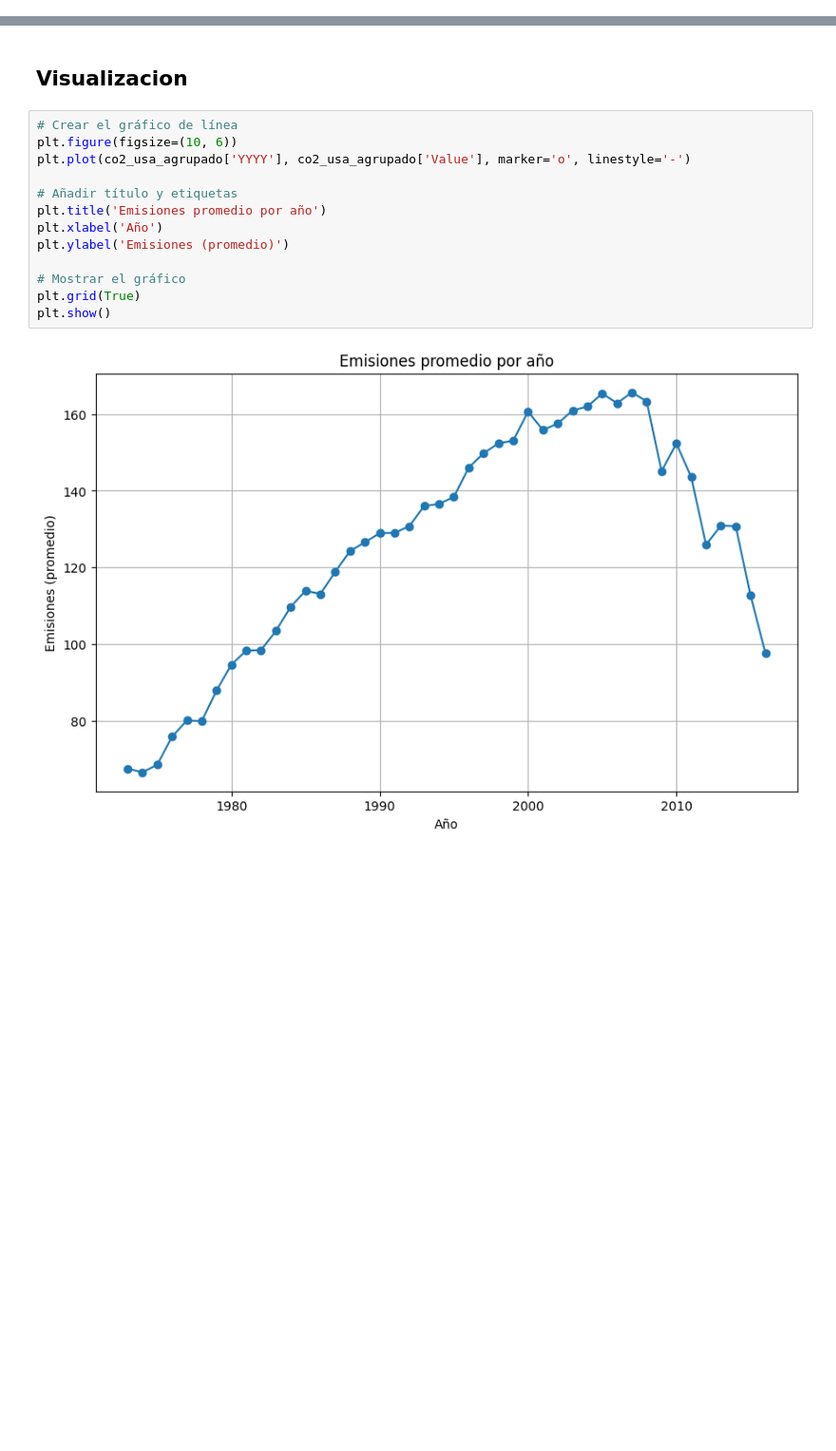
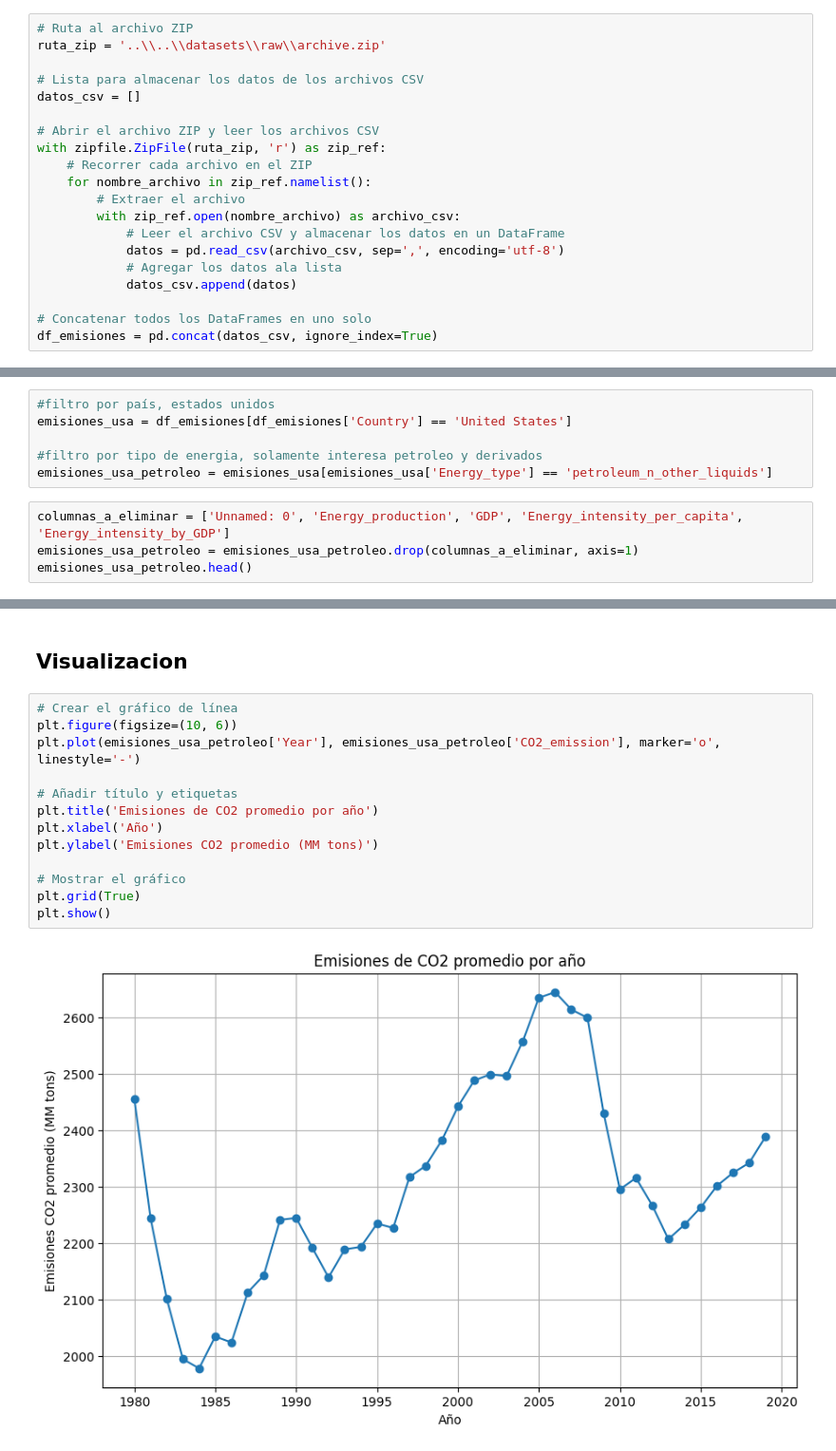
Before and after one commit to clblommberg/MVP_ML_TransporteNY, a Jupyter notebook: notebooks/02 EDA CO2 emissions.ipynb, the cells around one changed output, grey strips where cells are left out. Shown at 95% size. Saved outputs shown, nothing was run; the diff lists cells and outputs as text; blank space fills up the shorter version.

```diff
--- a/notebooks/02 EDA CO2 emissions.ipynb
+++ b/notebooks/02 EDA CO2 emissions.ipynb
@@ -108,0 +5,20 @@ co2_usa_agrupado
+# %%
+# Ruta al archivo ZIP
+ruta_zip = '..\\..\\datasets\\raw\\archive.zip'
+
+# Lista para almacenar los datos de los archivos CSV
+datos_csv = []
+
+# Abrir el archivo ZIP y leer los archivos CSV
+with zipfile.ZipFile(ruta_zip, 'r') as zip_ref:
+    # Recorrer cada archivo en el ZIP
+    for nombre_archivo in zip_ref.namelist():
+        # Extraer el archivo
+        with zip_ref.open(nombre_archivo) as archivo_csv:
+            # Leer el archivo CSV y almacenar los datos en un DataFrame
+            datos = pd.read_csv(archivo_csv, sep=',', encoding='utf-8')
+            # Agregar los datos ala lista
+            datos_csv.append(datos)
+
+# Concatenar todos los DataFrames en uno solo
+df_emisiones = pd.concat(datos_csv, ignore_index=True)
@@ -108,0 +34,10 @@ co2_usa_agrupado
+# %%
+#filtro por país, estados unidos
+emisiones_usa = df_emisiones[df_emisiones['Country'] == 'United States']
+
+#filtro por tipo de energia, solamente interesa petroleo y derivados
+emisiones_usa_petroleo = emisiones_usa[emisiones_usa['Energy_type'] == 'petroleum_n_other_liquids']
+# %%
+columnas_a_eliminar = ['Unnamed: 0', 'Energy_production', 'GDP', 'Energy_intensity_per_capita', 'Energy_intensity_by_GDP']
+emisiones_usa_petroleo = emisiones_usa_petroleo.drop(columnas_a_eliminar, axis=1)
+emisiones_usa_petroleo.head()
@@ -111,15 +53,15 @@ co2_usa_agrupado
 # %%
 # Crear el gráfico de línea
 plt.figure(figsize=(10, 6))
-plt.plot(co2_usa_agrupado['YYYY'], co2_usa_agrupado['Value'], marker='o', linestyle='-')
+plt.plot(emisiones_usa_petroleo['Year'], emisiones_usa_petroleo['CO2_emission'], marker='o', linestyle='-')
 
 # Añadir título y etiquetas
-plt.title('Emisiones promedio por año')
+plt.title('Emisiones de CO2 promedio por año')
 plt.xlabel('Año')
-plt.ylabel('Emisiones (promedio)')
+plt.ylabel('Emisiones CO2 promedio (MM tons)')
 
 # Mostrar el gráfico
 plt.grid(True)
 plt.show()
 # %% [output]
-[figure, old version]
+[figure, new version]
```
Also changed, not shown: parts of 10 cells of this notebook.
